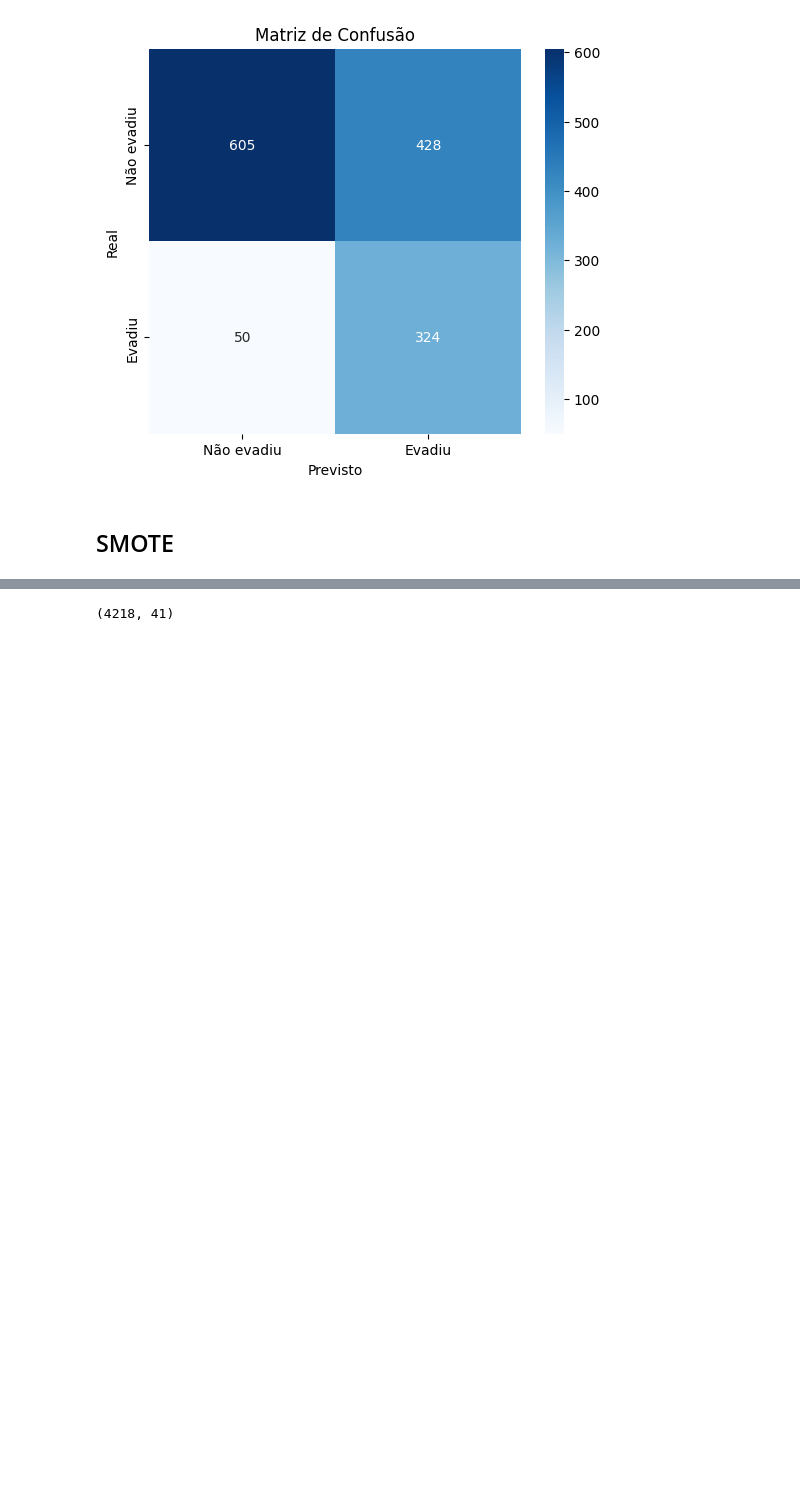
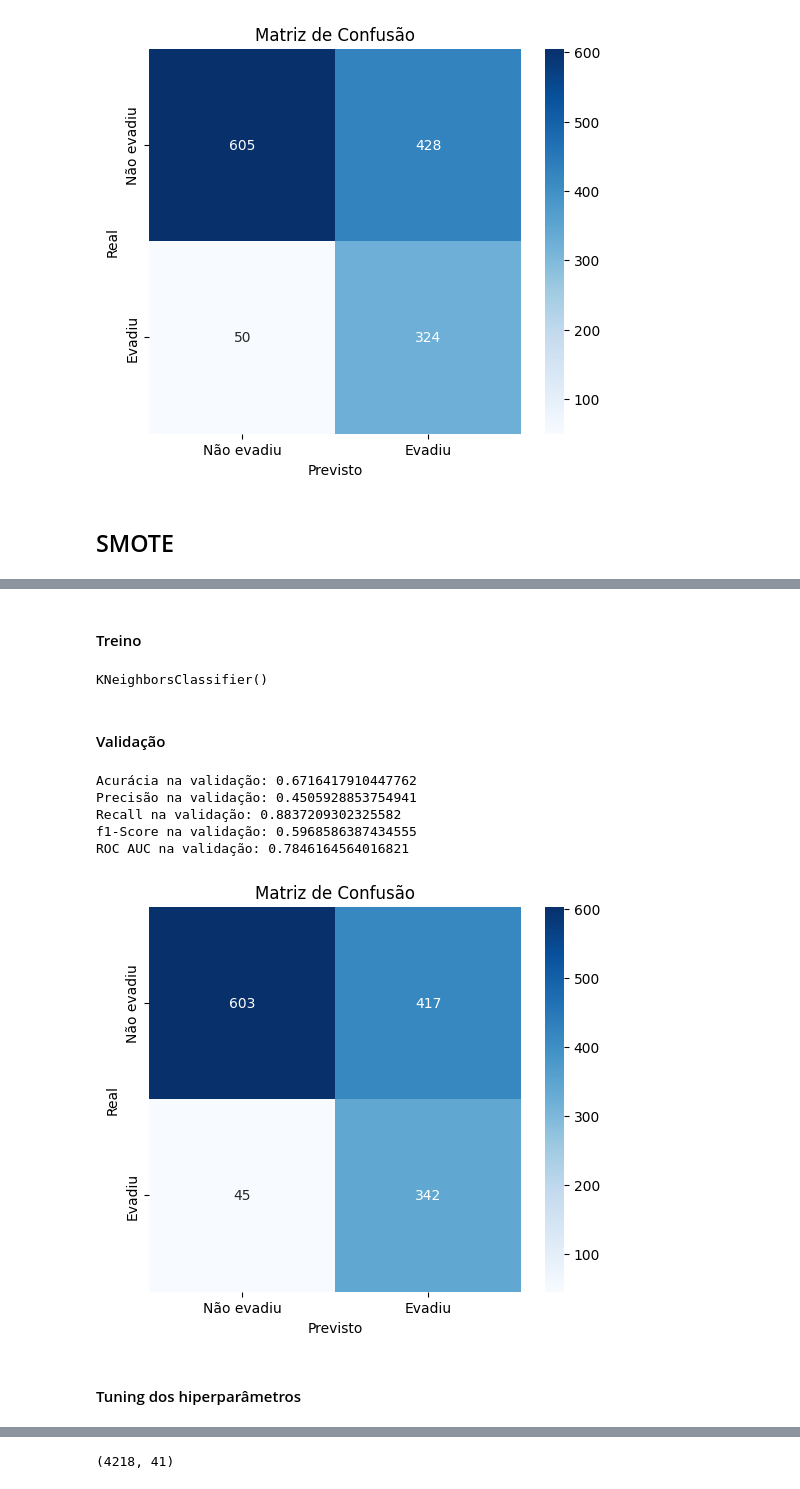
Before and after one commit to hype-usp/Equilibrando_Classes, a Jupyter notebook: Grupo2/EquilibrandoClasses.ipynb, the cells around one changed output, grey strips where cells are left out. Cells and saved outputs as stored; diff of their text form; code cells hidden in the pictures; blank space fills up the shorter version.

Commit message:
Adicionado SMOTEEN (do enzo) e remoção de celulas desnecessárias

```diff
--- a/Grupo2/EquilibrandoClasses.ipynb
+++ b/Grupo2/EquilibrandoClasses.ipynb
@@ -2027,0 +1983,5 @@ plt.show()
+# %%
+smenn = SMOTEENN(random_state=42, smote=SMOTE(random_state=42))
+X_treino_smenn, y_treino_smenn = smenn.fit_resample(X_treino, y_treino)
+print(X_treino.shape)
+print(X_treino_smenn.shape)
@@ -2027,0 +1997,47 @@ plt.show()
+# %% [markdown]
+#### Treino
+# %%
+knn_smenn = KNeighborsClassifier()
+# %%
+knn_smenn.fit(X_treino_smenn, y_treino_smenn)
+# %% [output]
+KNeighborsClassifier()
+# %% [markdown]
+#### Validação
+# %%
+y_val_proba_knn_smenn = knn_smenn.predict_proba(X_val)[:, 1]
+y_val_pred_knn_smenn = knn_smenn.predict(X_val)
+
+acuracia_val_knn_smenn = accuracy_score(y_val, y_val_pred_knn_smenn)
+precisao_val_knn_smenn = precision_score(y_val, y_val_pred_knn_smenn)
+recall_val_knn_smenn = recall_score(y_val, y_val_pred_knn_smenn)
+f1_val_knn_smenn = f1_score(y_val, y_val_pred_knn_smenn)
+roc_auc_val_knn_smenn = roc_auc_score(y_val, y_val_proba_knn_smenn)
+
+print("Acurácia na validação:", acuracia_val_knn_smenn)
+print("Precisão na validação:", precisao_val_knn_smenn)
+print("Recall na validação:", recall_val_knn_smenn)
+print("f1-Score na validação:", f1_val_knn_smenn)
+print("ROC AUC na validação:", roc_auc_val_knn_smenn)
+# %% [output]
+Acurácia na validação: 0.6716417910447762
+Precisão na validação: 0.4505928853754941
+Recall na validação: 0.8837209302325582
+f1-Score na validação: 0.5968586387434555
+ROC AUC na validação: 0.7846164564016821
+# %%
+cm_val_knn_smenn = confusion_matrix(y_val, y_val_pred_knn_smenn)
+
+plt.figure(figsize=(6, 5))
+sns.heatmap(cm_val_knn_smenn, annot=True, fmt='d', cmap='Blues',
+            xticklabels=["Não evadiu", "Evadiu"],
+            yticklabels=["Não evadiu", "Evadiu"])
+
+plt.xlabel("Previsto")
+plt.ylabel("Real")
+plt.title("Matriz de Confusão")
+plt.show()
+# %% [output]
+[figure, added]
+# %% [markdown]
+#### Tuning dos hiperparâmetros
```
Also changed, not shown: parts of 41 cells of this notebook.
